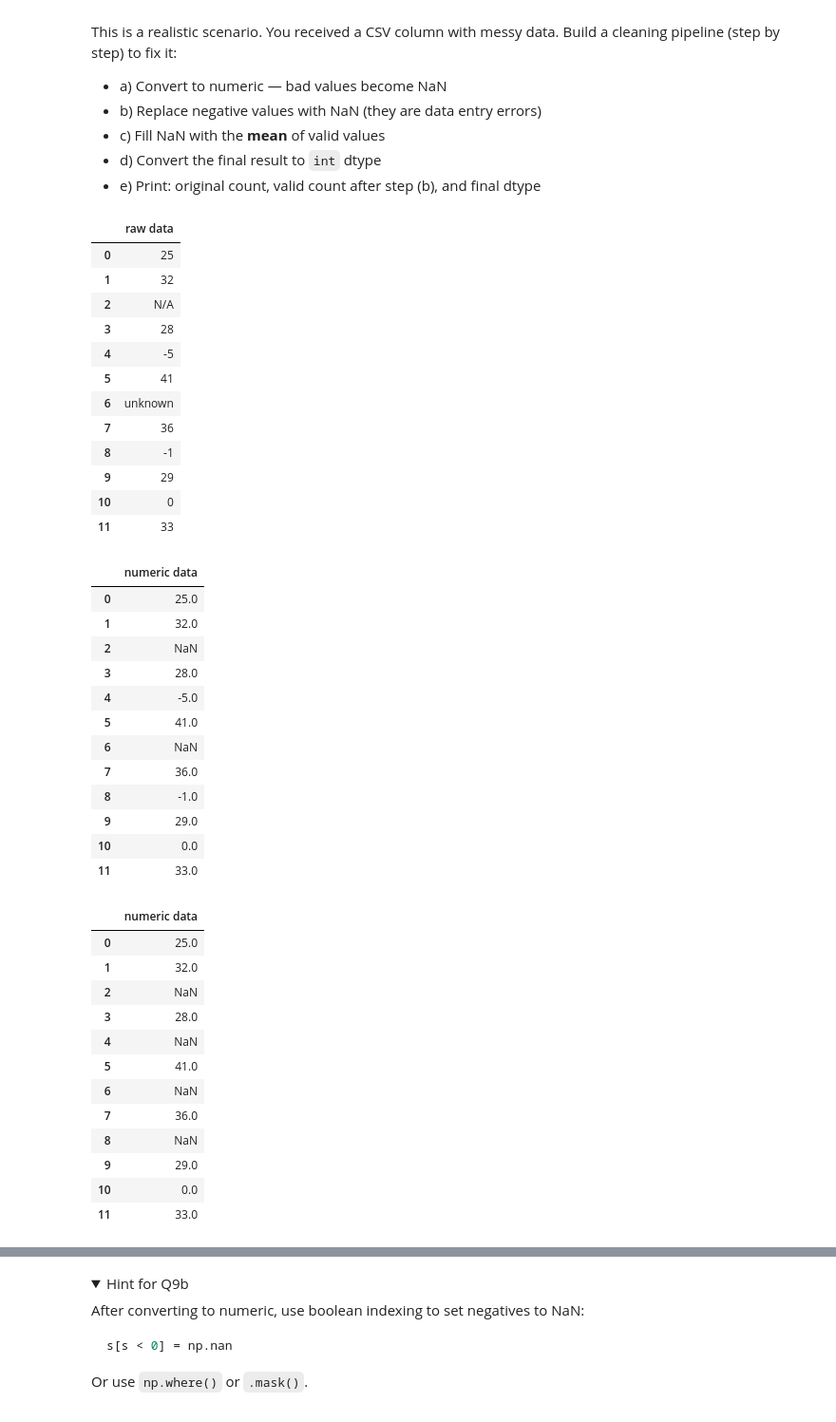
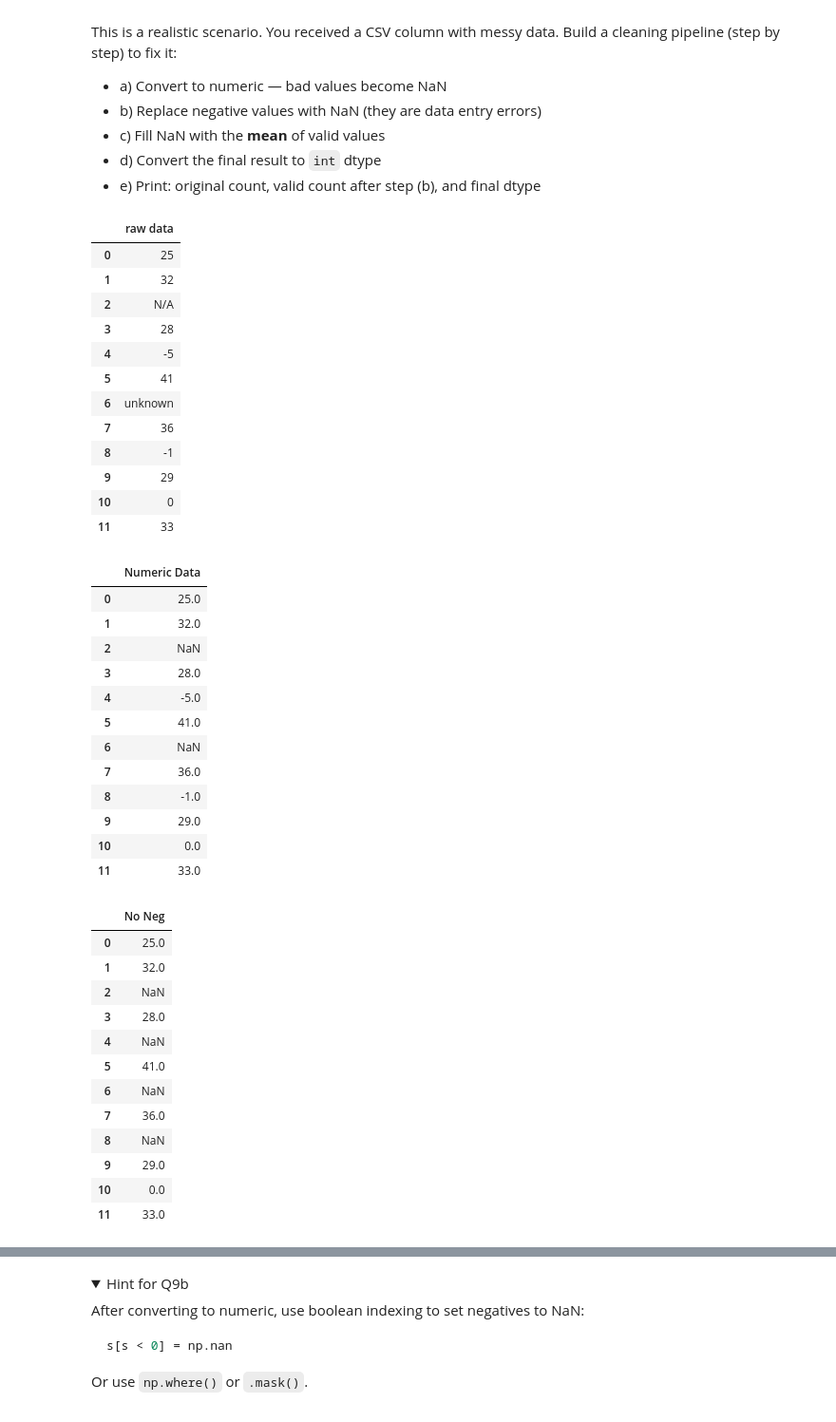
Before and after one commit to abhishekkatewaofficial-lab/Machine-Learning, a Jupyter notebook: Notes/Pandas/2. Intermediate/01_pandas_foundations_and_series.ipynb, the cells around one changed output, grey strips where cells are left out. Shown at 95% size. Saved outputs shown, nothing was run; the diff lists cells and outputs as text; code cells hidden in the pictures; folded sections open.

```diff
--- a/Notes/Pandas/2. Intermediate/01_pandas_foundations_and_series.ipynb
+++ b/Notes/Pandas/2. Intermediate/01_pandas_foundations_and_series.ipynb
@@ -2084,48 +2059,51 @@ raw_age_data = pd.Series(
 )
 
 display(raw_age_data.to_frame(name='raw data'))
 print()
 
 # Q9a — Convert to numeric
 
-numeric_data = pd.to_numeric(raw_age_data, errors="coerce")
-display(numeric_data.to_frame(name='numeric data'))
-print()
+numeric_data = pd.to_numeric(raw_age_data,errors='coerce')
+
+display(numeric_data.to_frame(name='Numeric Data'))
+
 
 # Q9b — Replace negatives with NaN
 
-numeric_data[numeric_data<0] = float('nan')
-display(numeric_data.to_frame(name='numeric data'))
-print()
+numeric_data[numeric_data<0] = np.nan
+display(numeric_data.to_frame(name='No Neg'))
+
+
 # Q9c — Fill NaN with mean of valid values
 
-new_data  = numeric_data.fillna(numeric_data.mean())
-display(new_data.to_frame(name='new data'))
-print()
+mean = numeric_data.mean()
+clean_data = numeric_data.fillna(mean)
+display(clean_data.to_frame(name='Clean Data'))
+
 
 # Q9d — Convert to int
-int_data = new_data.astype(int)
-display(int_data.to_frame(name='Integer Data'))
+
+int_data = clean_data.astype(int)
+
+display(int_data.to_frame(name='Int Data'))
+
 
 # Q9e — Print summary
-summary = int_data.describe()
-summary.index.name = "Data Type"
-display(summary.to_frame(name='Summary'))
 # %% [output]
 |  | raw data |
 | 0 | 25 |
 | 1 | 32 |
 | 2 | N/A |
 | 3 | 28 |
 | 4 | -5 |
 | 5 | 41 |
 | 6 | unknown |
 | 7 | 36 |
 | 8 | -1 |
 | 9 | 29 |
 | 10 | 0 |
 | 11 | 33 |
-|  | numeric data |
+|  | Numeric Data |
 | 0 | 25.0 |
 | 1 | 32.0 |
 | 2 | NaN |
@@ -2138,7 +2116,7 @@ display(summary.to_frame(name='Summary'))
 | 9 | 29.0 |
 | 10 | 0.0 |
 | 11 | 33.0 |
-|  | numeric data |
+|  | No Neg |
 | 0 | 25.0 |
 | 1 | 32.0 |
 | 2 | NaN |
```
Also changed, not shown: parts of 13 cells of this notebook, 10 other files.
